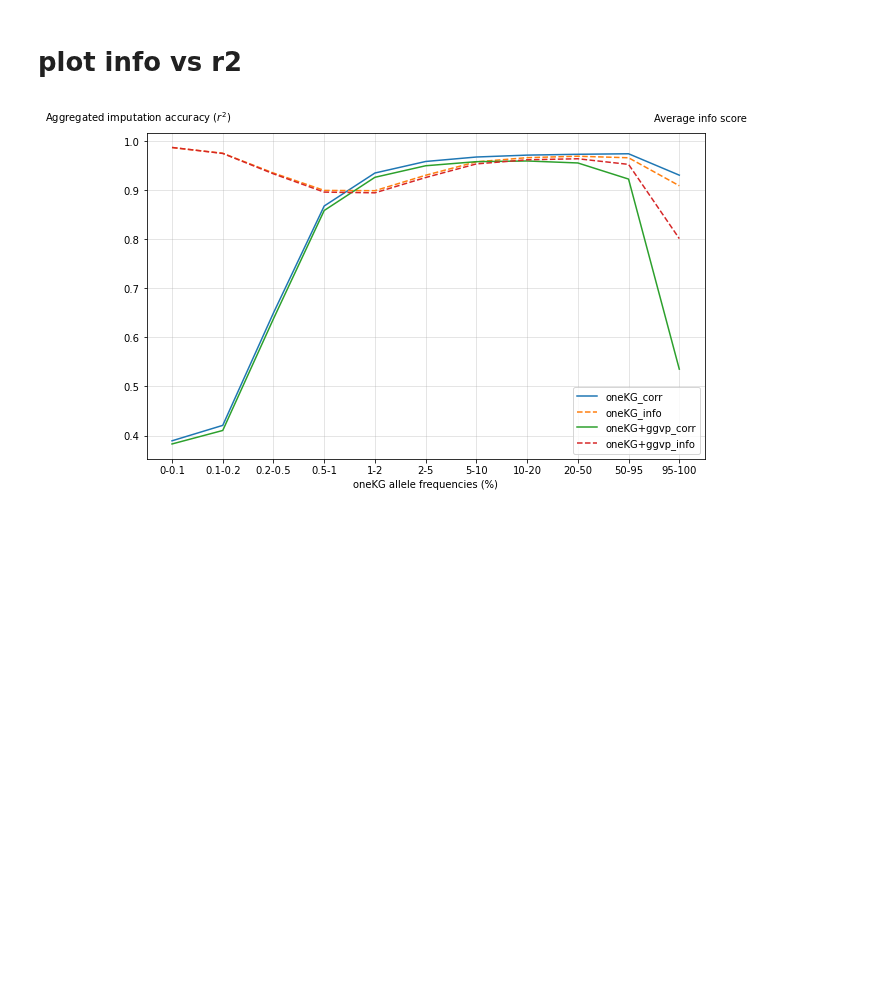
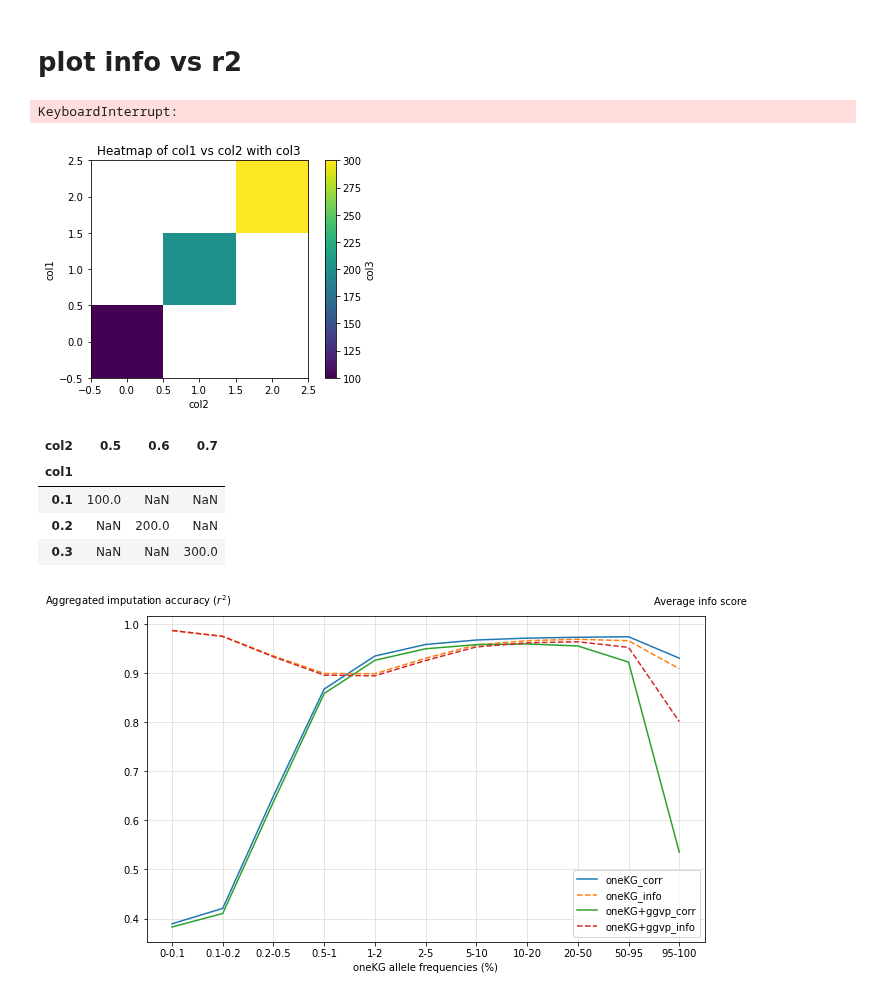
Before and after one commit to Suuuuuuuus/LCWGS_pipeline, a Jupyter notebook: scripts/lcwgs_dump.ipynb, the cells around one changed output. Saved outputs shown, nothing was run; the diff lists cells and outputs as text; code cells hidden in the pictures; blank space fills up the shorter version.

```diff
--- a/scripts/lcwgs_dump.ipynb
+++ b/scripts/lcwgs_dump.ipynb
@@ -220,12 +218,44 @@ samples_fv = fv['Seq_Name'].to_list()
 panels = ['oneKG', 'oneKG_ggvp']
 r2_fv = read_r2(panels, samples_fv)
 r2_fv = lcwgSus.aggregate_r2(r2_fv)
-chip_af = pd.read_csv('/well/band/users/rbx225/recyclable_files/AFs/chip.vcf.txt', sep = '\t')
-chip_af = chip_af.drop(columns = ['ID', 'QUAL','FILTER', 'INFO', 'FORMAT'])
-chip_af = chip_af.rename(columns = {'#CHROM': 'chr', 'POS': 'pos', 'REF': 'ref', 'ALT': 'alt'})
-chip_af = lcwgSus.calculate_af(chip_af)
+chip_df = pd.read_csv('/well/band/users/rbx225/GAMCC/results/chip/chip.vcf.txt', sep = '\t')
+chip_df = chip_df.drop(columns = ['ID', 'QUAL','FILTER', 'INFO', 'FORMAT'])
+chip_df = chip_df.rename(columns = {'#CHROM': 'chr', 'POS': 'pos', 'REF': 'ref', 'ALT': 'alt'})
+chip_df = lcwgSus.calculate_af(chip_df)
 chromosomes = [i for i in range(1,23)]
 mafs = ["/well/band/users/rbx225/GAMCC/data/oneKG_MAFs/oneKG_MAF_afr_chr" + str(i) + ".txt" for i in chromosomes]
+# %% [output]
+KeyboardInterrupt:
+# %%
+df = pd.DataFrame({'col1': [0.1,0.2,0.3], 'col2': [0.5,0.6,0.7], 'col3': [100,200,300]})
+
+# Assuming df is your DataFrame
+# df = ...
+
+# Pivot the DataFrame to create a 2D array for heatmap
+heatmap_data = df.pivot('col1', 'col2', 'col3')
+
+# Plot the heatmap
+plt.imshow(heatmap_data, cmap='viridis', interpolation='nearest', origin='lower')
+
+# Add colorbar to show the values of col3
+plt.colorbar(label='col3')
+
+# Add labels and title
+plt.xlabel('col2')
+plt.ylabel('col1')
+plt.title('Heatmap of col1 vs col2 with col3')
+
+# Show the plot
+plt.show()
+heatmap_data
+# %% [output]
+[figure, added]
+| col2 | 0.5 | 0.6 | 0.7 |
+| col1 |  |  |  |
+| 0.1 | 100.0 | NaN | NaN |
+| 0.2 | NaN | 200.0 | NaN |
+| 0.3 | NaN | NaN | 300.0 |
 # %%
 vcfs = ["/well/band/users/rbx225/test_files/GAM013489_oneKG/chr" + str(i) + ".vcf.gz" for i in chromosomes]
 score = calculate_average_info_score(chromosomes, vcfs, mafs, chip_af)
```
Also changed, not shown: parts of 5 cells of this notebook, 3 other files.
